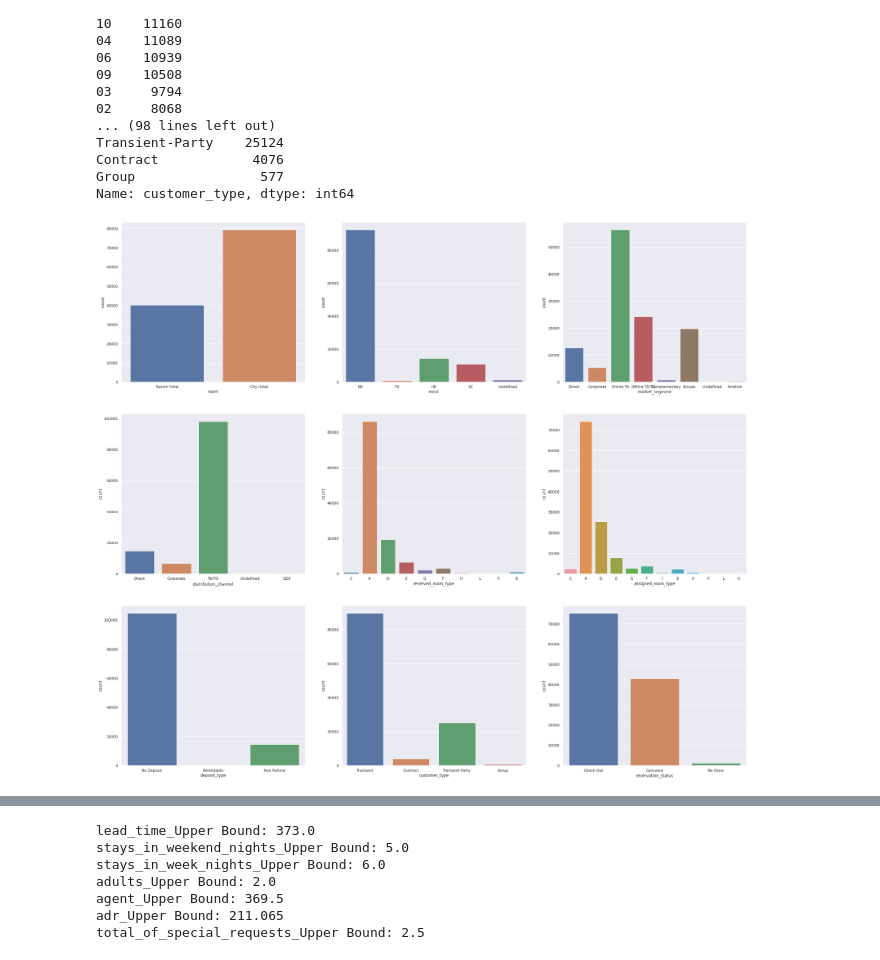
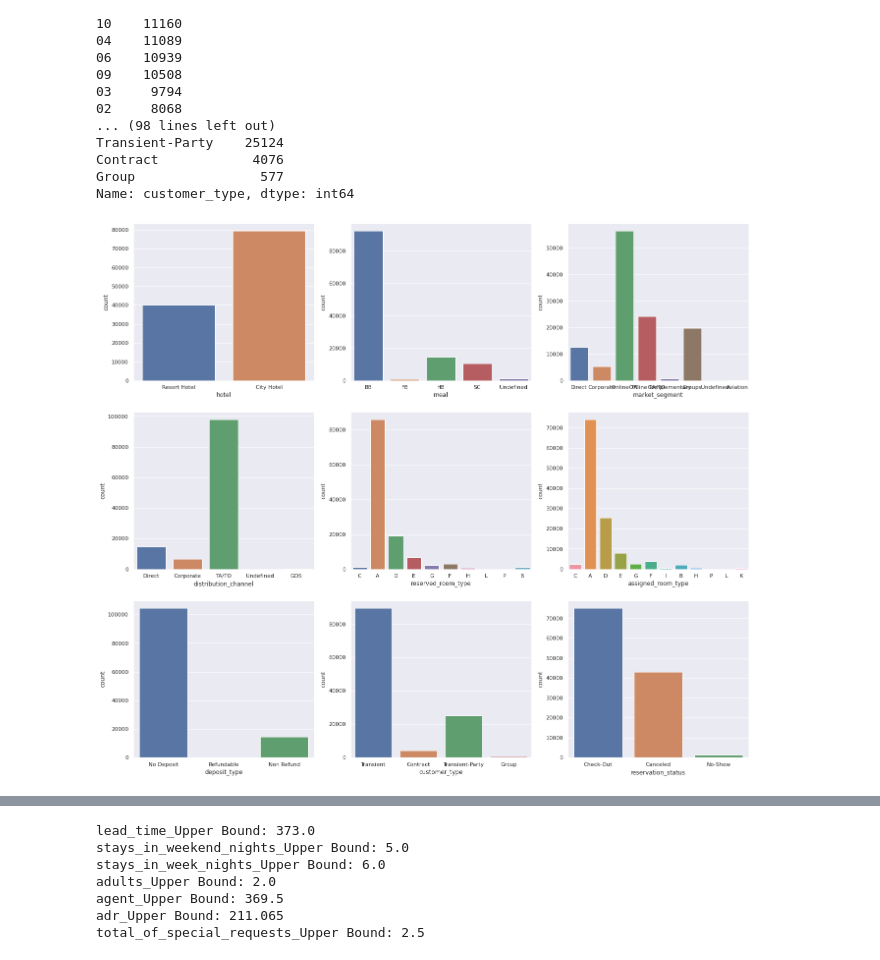
Before and after one commit to Sriharish19/EDA-Hotel-Booking-Capstone-Project-1, a Jupyter notebook: SH_Hotel_Booking_Capstone_Project.ipynb, the cells around one changed output, grey strips where cells are left out. Drawn from its saved outputs; the diff is of its cells as text; code cells hidden in the pictures.

```diff
--- a/SH_Hotel_Booking_Capstone_Project.ipynb
+++ b/SH_Hotel_Booking_Capstone_Project.ipynb
@@ -263,13 +263,13 @@ Name: customer_type, dtype: int64
 # %%
 # Count plot for Categorical variables
 lst_count = ['hotel', 'meal', 'market_segment', 'distribution_channel', 'reserved_room_type', 'assigned_room_type', 'deposit_type', 'customer_type', 'reservation_status']
-#plt.figure(figsize = (20,20))
-plt.rcParams['figure.figsize']=(30,30)
+plt.figure(figsize = (20,20))
+#plt.rcParams['figure.figsize']=(30,30)
 sns.set_theme()
 for i in enumerate(lst_count):
     plt.subplot(3, 3,i[0]+1)
     sns.countplot(data = df, x = df[i[1]])
 # %% [output]
-[figure, old version]
+[figure, new version]
 # %%
 # Box plot to detect the outliers
```
Also changed, not shown: parts of 1 cell of this notebook.
